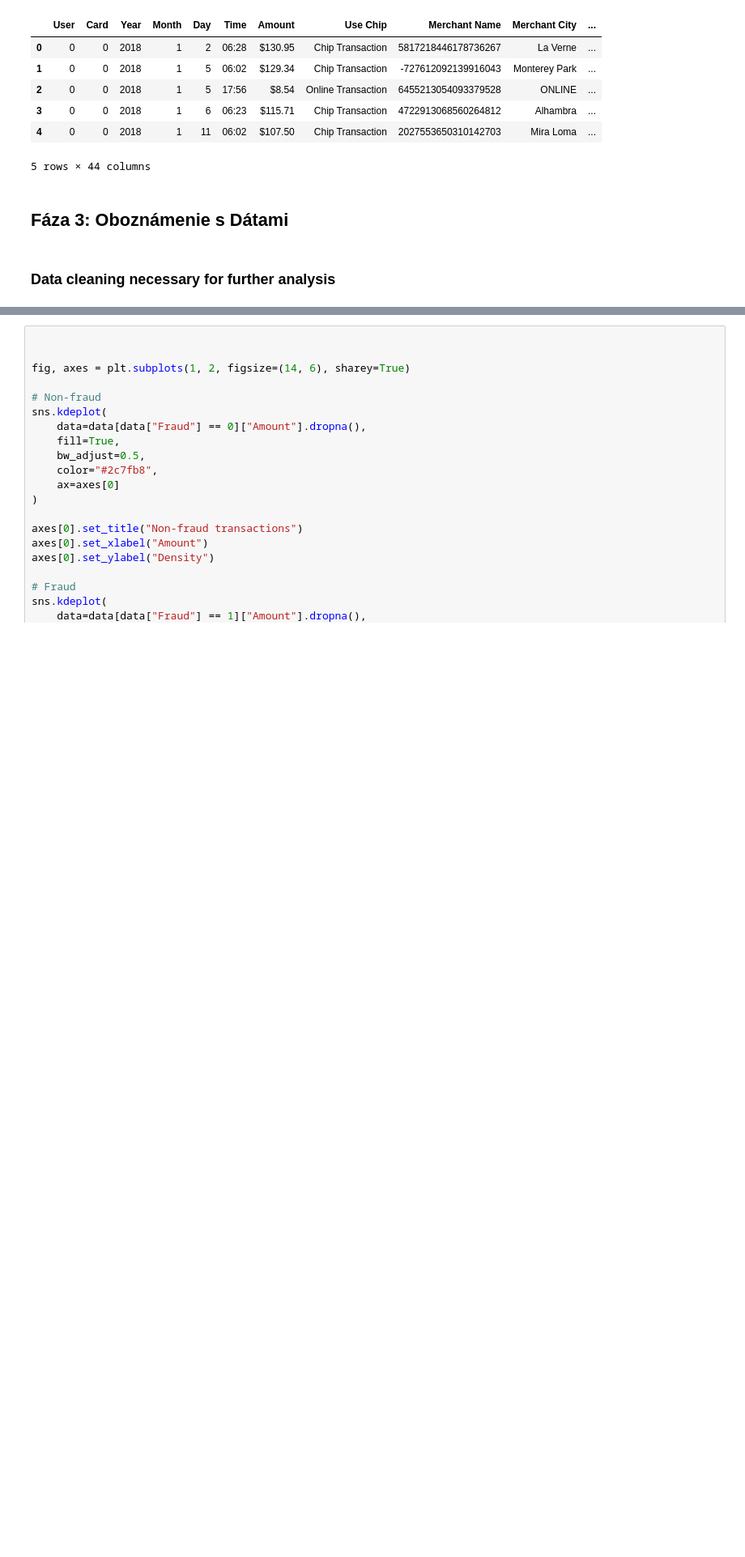
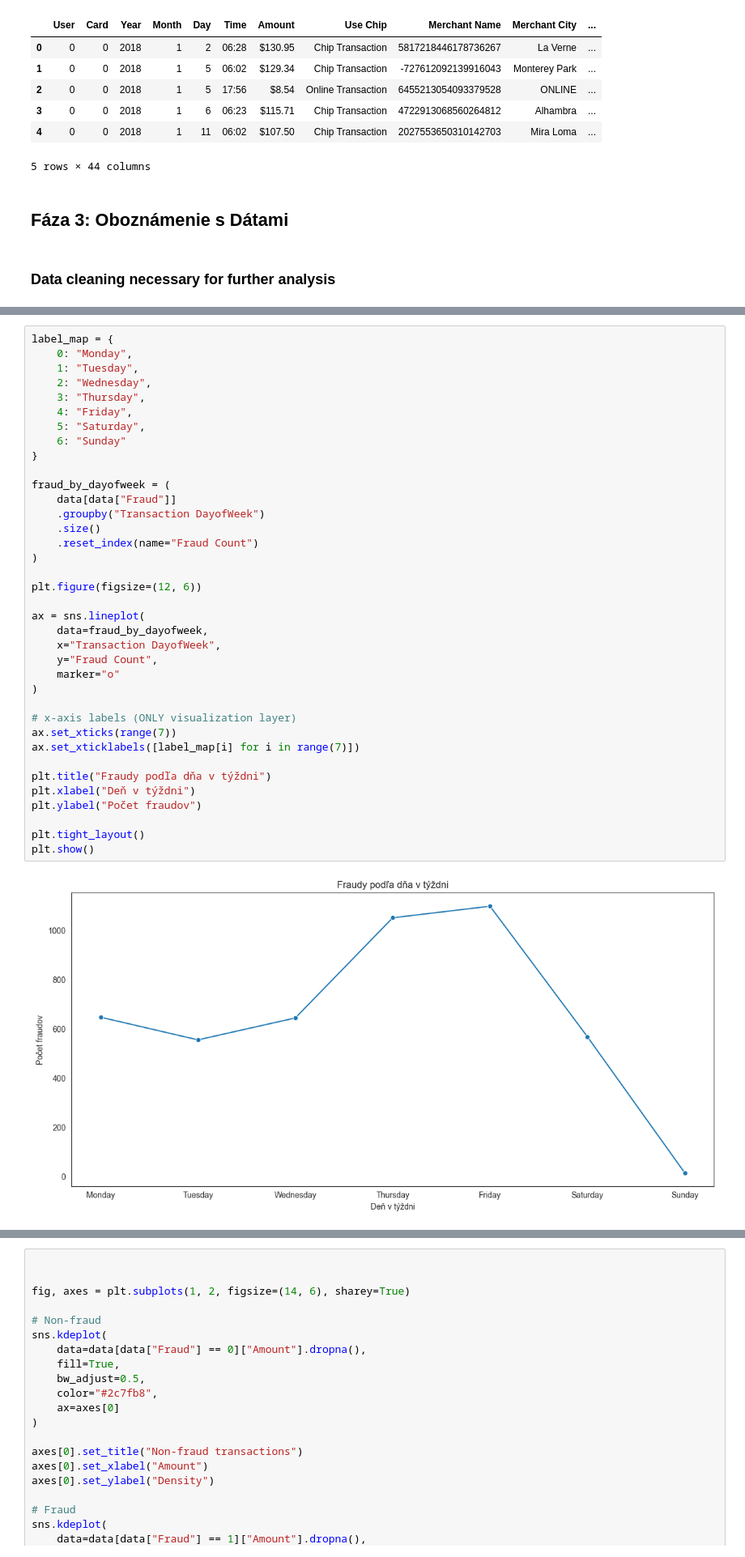
Before and after one commit to veronikasovic/fraud-decision-system, a Jupyter notebook: notebooks/exploration.ipynb, the cells around one changed output, grey strips where cells are left out. Shown at 81% size. Cells and saved outputs as stored; diff of their text form; blank space fills up the shorter version.

```diff
--- a/notebooks/exploration.ipynb
+++ b/notebooks/exploration.ipynb
@@ -258,0 +373,39 @@ data.drop(columns=['Person', 'Card Number', 'CVV', "Birth Month", "Birth Year" ]
+# %%
+label_map = {
+    0: "Monday",
+    1: "Tuesday",
+    2: "Wednesday",
+    3: "Thursday",
+    4: "Friday",
+    5: "Saturday",
+    6: "Sunday"
+}
+
+fraud_by_dayofweek = (
+    data[data["Fraud"]]
+    .groupby("Transaction DayofWeek")
+    .size()
+    .reset_index(name="Fraud Count")
+)
+
+plt.figure(figsize=(12, 6))
+
+ax = sns.lineplot(
+    data=fraud_by_dayofweek,
+    x="Transaction DayofWeek",
+    y="Fraud Count",
+    marker="o"
+)
+
+# x-axis labels (ONLY visualization layer)
+ax.set_xticks(range(7))
+ax.set_xticklabels([label_map[i] for i in range(7)])
+
+plt.title("Fraudy podľa dňa v týždni")
+plt.xlabel("Deň v týždni")
+plt.ylabel("Počet fraudov")
+
+plt.tight_layout()
+plt.show()
+# %% [output]
+[figure, added]
```
Also changed, not shown: parts of 12 cells of this notebook, 1 other file.
